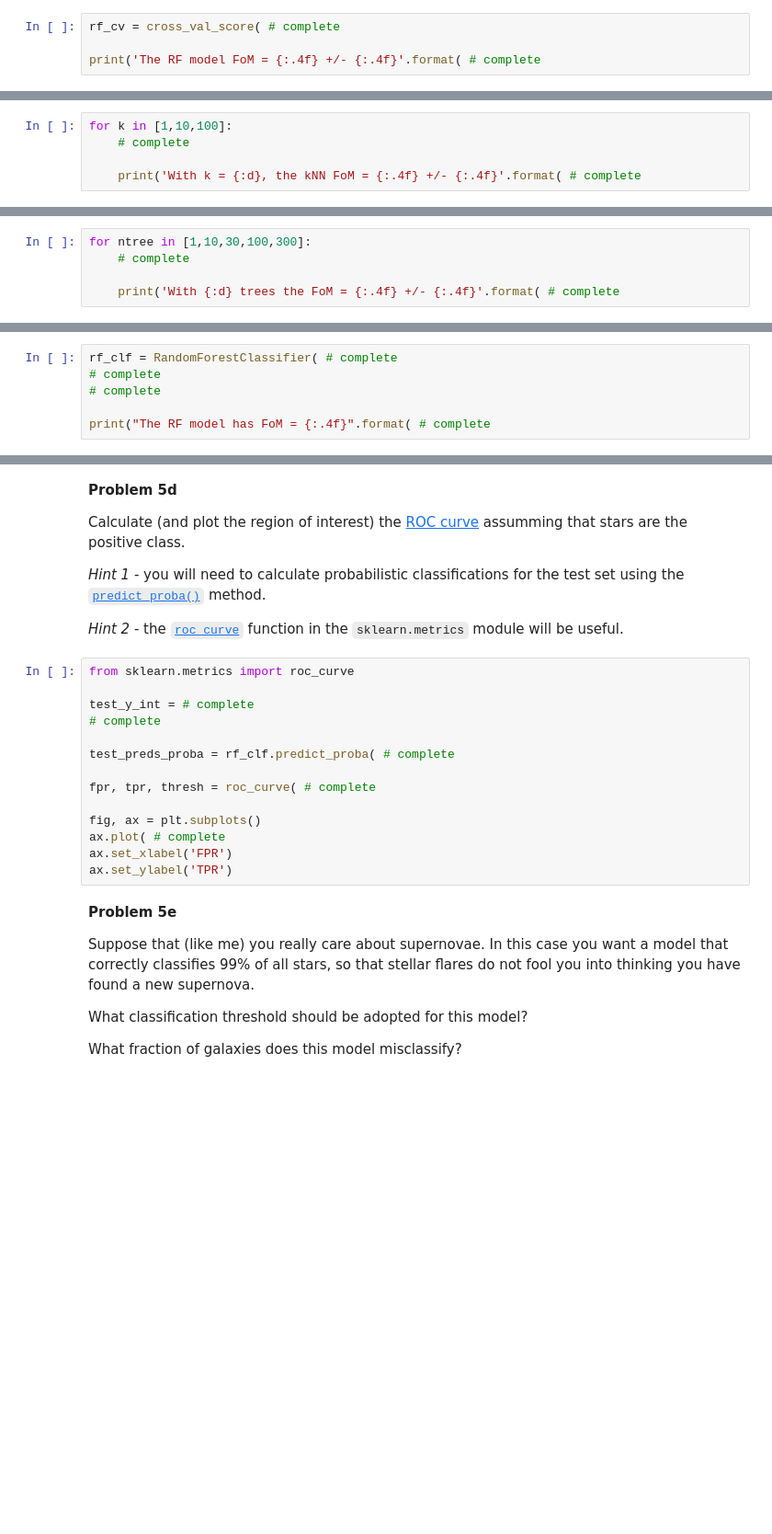
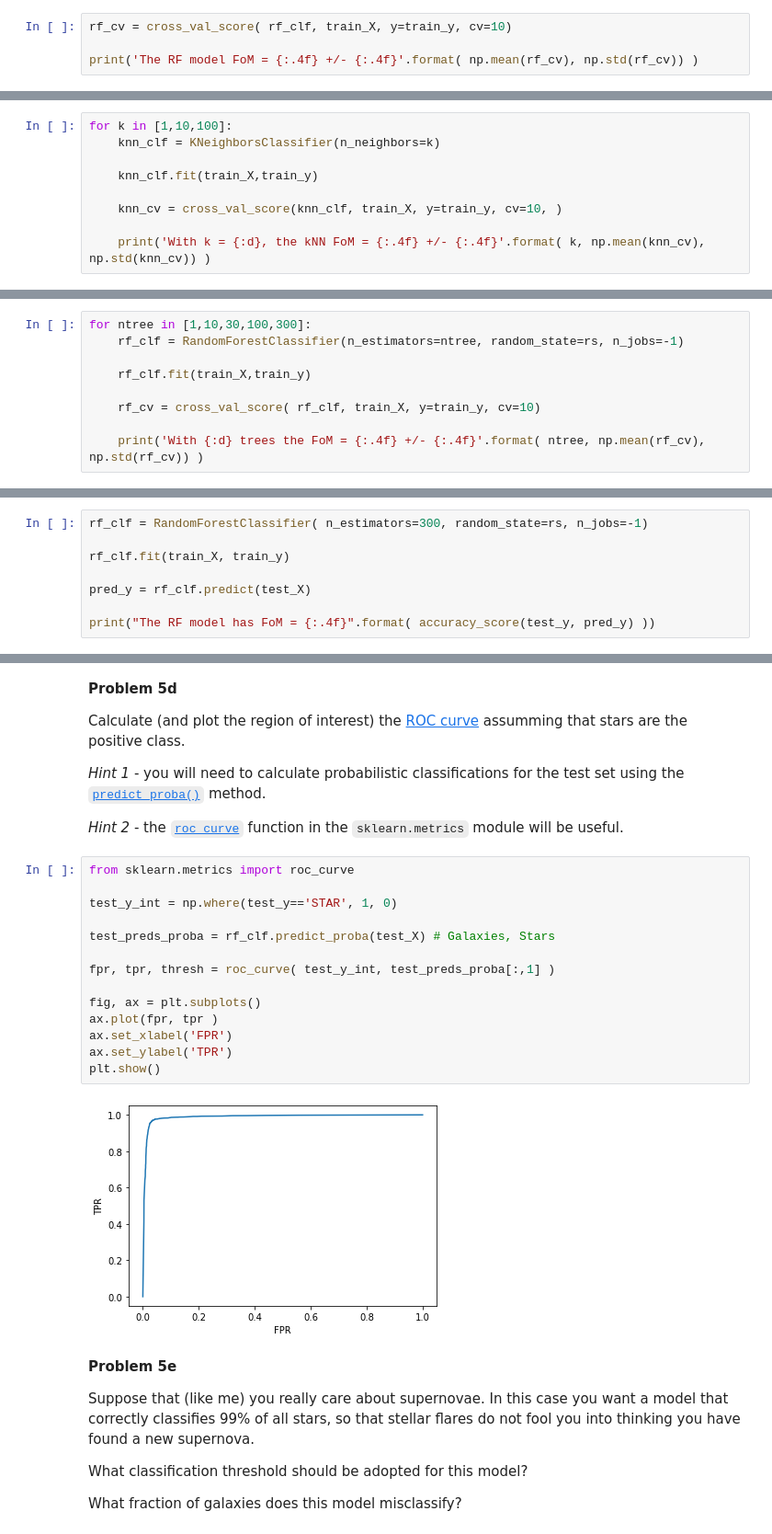
Before and after one commit to ka-rocha/LSSTC-DSFP-Sessions, a Jupyter notebook: Sessions/Session14/Day1/SeparatingStarsAndGalaxies.ipynb, the cells around one changed output, grey strips where cells are left out. Shown at 92% size. Drawn from its saved outputs; the diff is of its cells as text; blank space fills up the shorter version.

```diff
--- a/Sessions/Session14/Day1/SeparatingStarsAndGalaxies.ipynb
+++ b/Sessions/Session14/Day1/SeparatingStarsAndGalaxies.ipynb
@@ -172,6 +198,6 @@ print('The kNN model FoM = {:.4f} +/- {:.4f}'.format( # complete
 
 Use 10-fold cross validation to estimate the FoM for the random forest model.
 # %%
-rf_cv = cross_val_score( # complete
+rf_cv = cross_val_score( rf_clf, train_X, y=train_y, cv=10)
 
-print('The RF model FoM = {:.4f} +/- {:.4f}'.format( # complete
+print('The RF model FoM = {:.4f} +/- {:.4f}'.format( np.mean(rf_cv), np.std(rf_cv)) )
@@ -203,6 +231,10 @@ Determine the 10-fold cross validation accuracy for $k$NN models with $k$ = 1, 1
 How do you expect changing the number of neighbors to affect the results?
 # %%
 for k in [1,10,100]:
-    # complete
+    knn_clf = KNeighborsClassifier(n_neighbors=k)
 
-    print('With k = {:d}, the kNN FoM = {:.4f} +/- {:.4f}'.format( # complete
+    knn_clf.fit(train_X,train_y)
+
+    knn_cv = cross_val_score(knn_clf, train_X, y=train_y, cv=10, )
+
+    print('With k = {:d}, the kNN FoM = {:.4f} +/- {:.4f}'.format( k, np.mean(knn_cv), np.std(knn_cv)) )
@@ -216,6 +252,10 @@ Determine the 10-fold cross validation accuracy for RF models with $N_\mathrm{tr
 How do you expect changing the number of trees to affect the results?
 # %%
 for ntree in [1,10,30,100,300]:
-    # complete
+    rf_clf = RandomForestClassifier(n_estimators=ntree, random_state=rs, n_jobs=-1)
 
-    print('With {:d} trees the FoM = {:.4f} +/- {:.4f}'.format( # complete
+    rf_clf.fit(train_X,train_y)
+
+    rf_cv = cross_val_score( rf_clf, train_X, y=train_y, cv=10)
+
+    print('With {:d} trees the FoM = {:.4f} +/- {:.4f}'.format( ntree, np.mean(rf_cv), np.std(rf_cv)) )
@@ -243,8 +295,10 @@ Using the optimal number of trees from **4b** calculate the FoM for the random f
 
 *Hint* - remember that the model should be trained on the training set, but the predictions are for the test set.
 # %%
-rf_clf = RandomForestClassifier( # complete
-# complete
-# complete
+rf_clf = RandomForestClassifier( n_estimators=300, random_state=rs, n_jobs=-1)
 
-print("The RF model has FoM = {:.4f}".format( # complete
+rf_clf.fit(train_X, train_y)
+
+pred_y = rf_clf.predict(test_X)
+
+print("The RF model has FoM = {:.4f}".format( accuracy_score(test_y, pred_y) ))
@@ -271,17 +330,19 @@ Calculate (and plot the region of interest) the [ROC curve](https://en.wikipedia
 # %%
 from sklearn.metrics import roc_curve
 
-test_y_int = # complete
-# complete
+test_y_int = np.where(test_y=='STAR', 1, 0)
 
-test_preds_proba = rf_clf.predict_proba( # complete
+test_preds_proba = rf_clf.predict_proba(test_X) # Galaxies, Stars
 
-fpr, tpr, thresh = roc_curve( # complete
+fpr, tpr, thresh = roc_curve( test_y_int, test_preds_proba[:,1] )
 
 fig, ax = plt.subplots()
-ax.plot( # complete
+ax.plot(fpr, tpr )
 ax.set_xlabel('FPR')
 ax.set_ylabel('TPR')
+plt.show()
+# %% [output]
+[figure, added]
 # %% [markdown]
 **Problem 5e**
 
```
Also changed, not shown: parts of 30 cells of this notebook.
